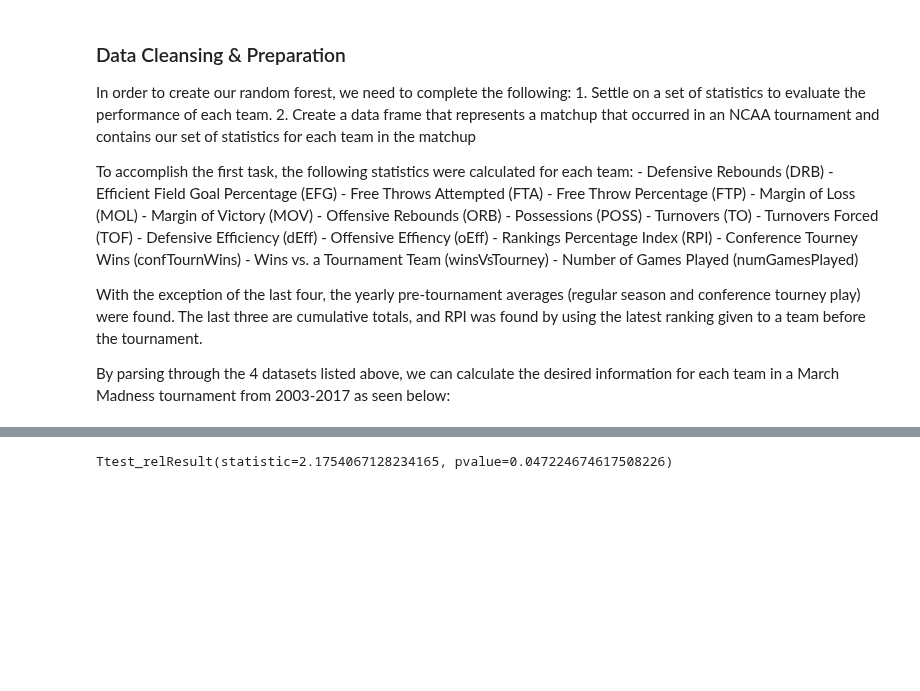
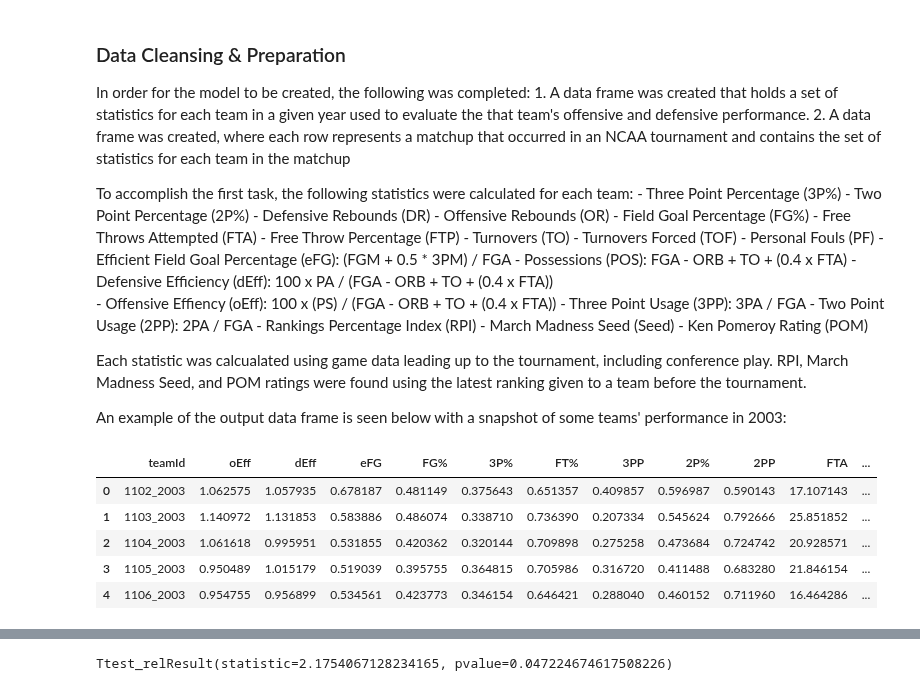
Before and after one commit to dlernz/march_madness, a Jupyter notebook: Predicting March Madness Games using Random Forests.ipynb, the cells around one changed output, grey strips where cells are left out. Drawn from its saved outputs; the diff is of its cells as text; code cells hidden in the pictures; blank space fills up the shorter version.

```diff
--- a/Predicting March Madness Games using Random Forests.ipynb
+++ b/Predicting March Madness Games using Random Forests.ipynb
@@ -22,29 +27,31 @@ A more in depth description of each of the datasets that were used and additiona
 # %% [markdown]
 ### Data Cleansing & Preparation
 
-In order to create our random forest, we need to complete the following:
-    1. Settle on a set of statistics to evaluate the performance of each team.
-    2. Create a data frame that represents a matchup that occurred in an NCAA tournament and contains our set of statistics for each team in the matchup
+In order for the model to be created, the following was completed:
+    1. A data frame was created that holds a set of statistics for each team in a given year used to evaluate the that team's offensive and defensive performance.
+    2. A data frame was created, where each row represents a matchup that occurred in an NCAA tournament and contains the set of statistics for each team in the matchup
 
 To accomplish the first task, the following statistics were calculated for each team:
-    - Defensive Rebounds (DRB)
-    - Efficient Field Goal Percentage (EFG)
+    - Three Point Percentage (3P%)
+    - Two Point Percentage (2P%)
+    - Defensive Rebounds (DR)
+    - Offensive Rebounds (OR)
+    - Field Goal Percentage (FG%)
     - Free Throws Attempted (FTA)
     - Free Throw Percentage (FTP)
-    - Margin of Loss (MOL)
-    - Margin of Victory (MOV)
-    - Offensive Rebounds (ORB)
-    - Possessions (POSS)
     - Turnovers (TO)
     - Turnovers Forced (TOF)
-    - Defensive Efficiency (dEff)
-    - Offensive Effiency (oEff)
+    - Personal Fouls (PF)
+    - Efficient Field Goal Percentage (eFG): (FGM + 0.5 * 3PM) / FGA
+    - Possessions (POS): FGA - ORB + TO + (0.4 x FTA)
+    - Defensive Efficiency (dEff): 100 x PA / (FGA - ORB + TO + (0.4 x FTA))
+    - Offensive Effiency (oEff): 100 x (PS) / (FGA - ORB + TO + (0.4 x FTA))
+    - Three Point Usage (3PP): 3PA / FGA
+    - Two Point Usage (2PP): 2PA / FGA
     - Rankings Percentage Index (RPI)
-    - Conference Tourney Wins (confTournWins)
-    - Wins vs. a Tournament Team (winsVsTourney)
-    - Number of Games Played (numGamesPlayed)
+    - March Madness Seed (Seed)
+    - Ken Pomeroy Rating (POM)
 
+Each statistic was calcualated using game data leading up to the tournament, including conference play. RPI, March Madness Seed, and POM ratings were found using the latest ranking given to a team before the tournament.
 
-With the exception of the last four, the yearly pre-tournament averages (regular season and conference tourney play) were found. The last three are cumulative totals, and RPI was found by using the latest ranking given to a team before the tournament.
-
-By parsing through the 4 datasets listed above, we can calculate the desired information for each team in a March Madness tournament from 2003-2017 as seen below:
+An example of the output data frame is seen below with a snapshot of some teams' performance in 2003:
@@ -56,0 +58,10 @@ import Model as mod
+# %%
+statsDemo = setupStatsDF(2003)
+statsDemo.head()
+# %% [output]
+|  | teamId | oEff | dEff | eFG | FG% | 3P% | FT% | 3PP | 2P% | 2PP | FTA | ... |
+| 0 | 1102_2003 | 1.062575 | 1.057935 | 0.678187 | 0.481149 | 0.375643 | 0.651357 | 0.409857 | 0.596987 | 0.590143 | 17.107143 | ... |
+| 1 | 1103_2003 | 1.140972 | 1.131853 | 0.583886 | 0.486074 | 0.338710 | 0.736390 | 0.207334 | 0.545624 | 0.792666 | 25.851852 | ... |
+| 2 | 1104_2003 | 1.061618 | 0.995951 | 0.531855 | 0.420362 | 0.320144 | 0.709898 | 0.275258 | 0.473684 | 0.724742 | 20.928571 | ... |
+| 3 | 1105_2003 | 0.950489 | 1.015179 | 0.519039 | 0.395755 | 0.364815 | 0.705986 | 0.316720 | 0.411488 | 0.683280 | 21.846154 | ... |
+| 4 | 1106_2003 | 0.954755 | 0.956899 | 0.534561 | 0.423773 | 0.346154 | 0.646421 | 0.288040 | 0.460152 | 0.711960 | 16.464286 | ... |
```
Also changed, not shown: parts of 10 cells of this notebook.
